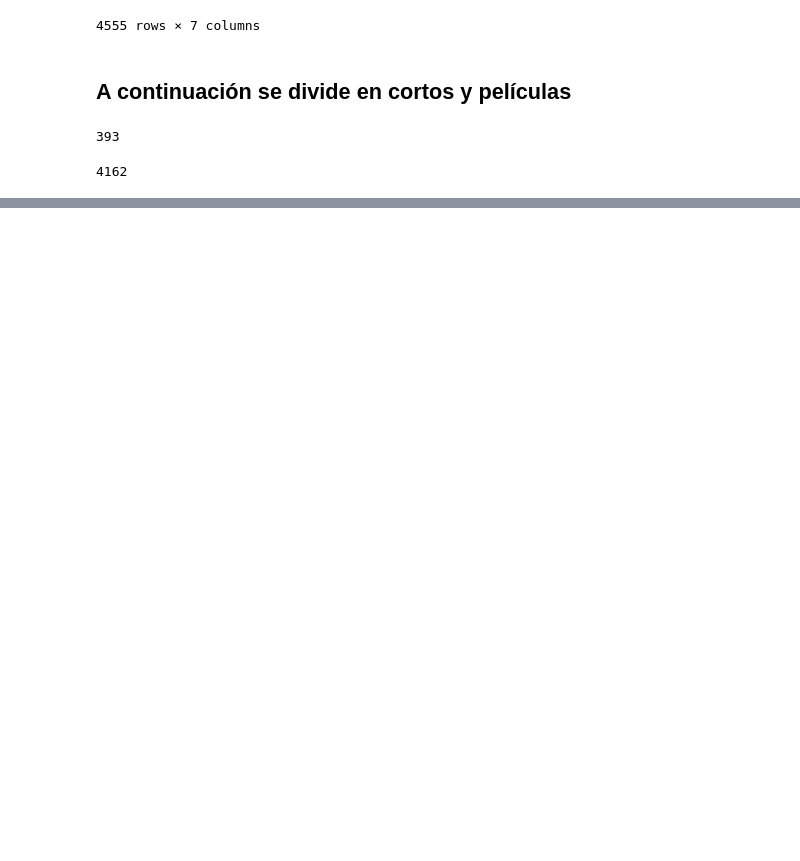
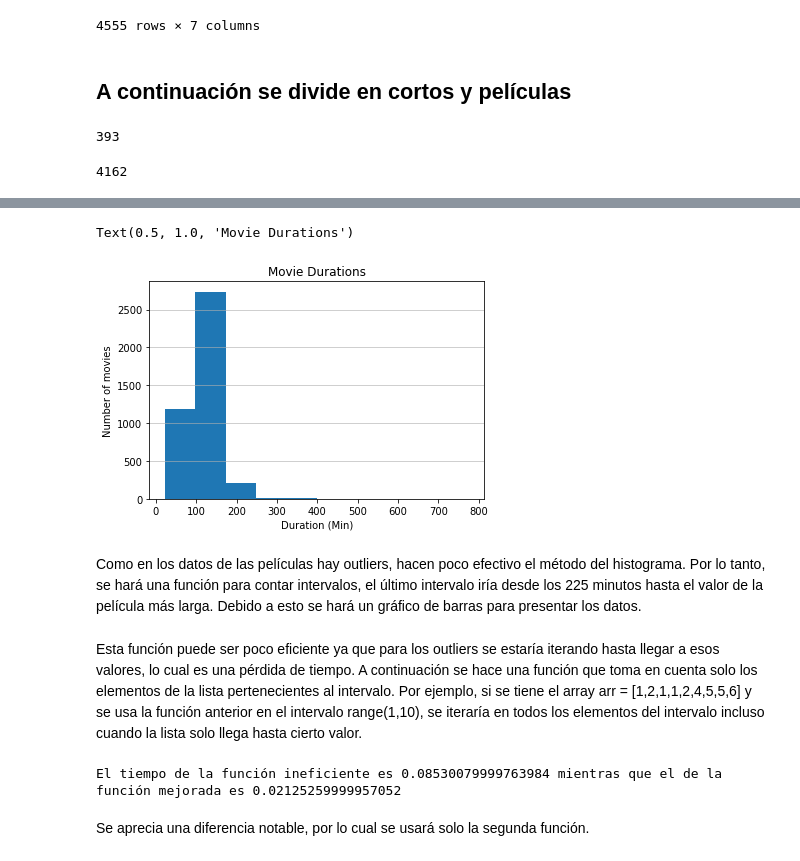
Before and after one commit to ErickGMedellin/7.5-or-higher, a Jupyter notebook: IMDB Rating Dataset.ipynb, the cells around one changed output, grey strips where cells are left out. Saved outputs shown, nothing was run; the diff lists cells and outputs as text; code cells hidden in the pictures; blank space fills up the shorter version.

```diff
--- a/IMDB Rating Dataset.ipynb
+++ b/IMDB Rating Dataset.ipynb
@@ -109,0 +137,17 @@ len(PelisFinal)
+# %%
+# Depuración de títulos sin duración
+DFMovies1 = DFMovies[DFMovies['runtimeMinutes']!='\\N']
+dur_mov = sorted(list(map(int, DFMovies1['runtimeMinutes'])))
+# %%
+# Histograma
+plt.hist(dur_mov, bins = 10)
+plt.grid(axis='y', alpha=0.75)
+plt.xlabel('Duration (Min)')
+plt.ylabel('Number of movies')
+plt.title('Movie Durations')
+# %% [output]
+Text(0.5, 1.0, 'Movie Durations')
+[figure, added]
+# %% [markdown]
+Como en los datos de las películas hay outliers, hacen poco efectivo el método del histograma.
+Por lo tanto, se hará una función para contar intervalos, el último intervalo iría desde los 225 minutos hasta el valor de la película más larga. Debido a esto se hará un gráfico de barras para presentar los datos.
@@ -109,0 +161,2 @@ len(PelisFinal)
+# %% [markdown]
+Esta función puede ser poco eficiente ya que para los outliers se estaría iterando hasta llegar a esos valores, lo cual es una pérdida de tiempo. A continuación se hace una función que toma en cuenta solo los elementos de la lista pertenecientes al intervalo. Por ejemplo, si se tiene el array arr = [1,2,1,1,2,4,5,5,6] y se usa la función anterior en el intervalo range(1,10), se iteraría en todos los elementos del intervalo incluso cuando la lista solo llega hasta cierto valor.
@@ -109,0 +171,16 @@ len(PelisFinal)
+# %%
+#Nomás pa ver si sí es más eficiente la nueva función, se toma el tiempo
+# de todos los valores posibles
+t0=timeit.default_timer()
+count_interval(dur_mov, 0, dur_mov[-1])
+t1 = timeit.default_timer()
+t0_pro=timeit.default_timer()
+count_interval_pro(dur_mov, 0, dur_mov[-1])
+t1_pro = timeit.default_timer()
+tnoob = t1-t0
+tpro = t1_pro-t0_pro
+print('El tiempo de la función ineficiente es ' + str(tnoob) + ' mientras que el de la función mejorada es ' + str(tpro))
+# %% [output]
+El tiempo de la función ineficiente es 0.08530079999763984 mientras que el de la función mejorada es 0.02125259999957052
+# %% [markdown]
+Se aprecia una diferencia notable, por lo  cual se usará solo la segunda función.
```
Also changed, not shown: parts of 16 cells of this notebook.
